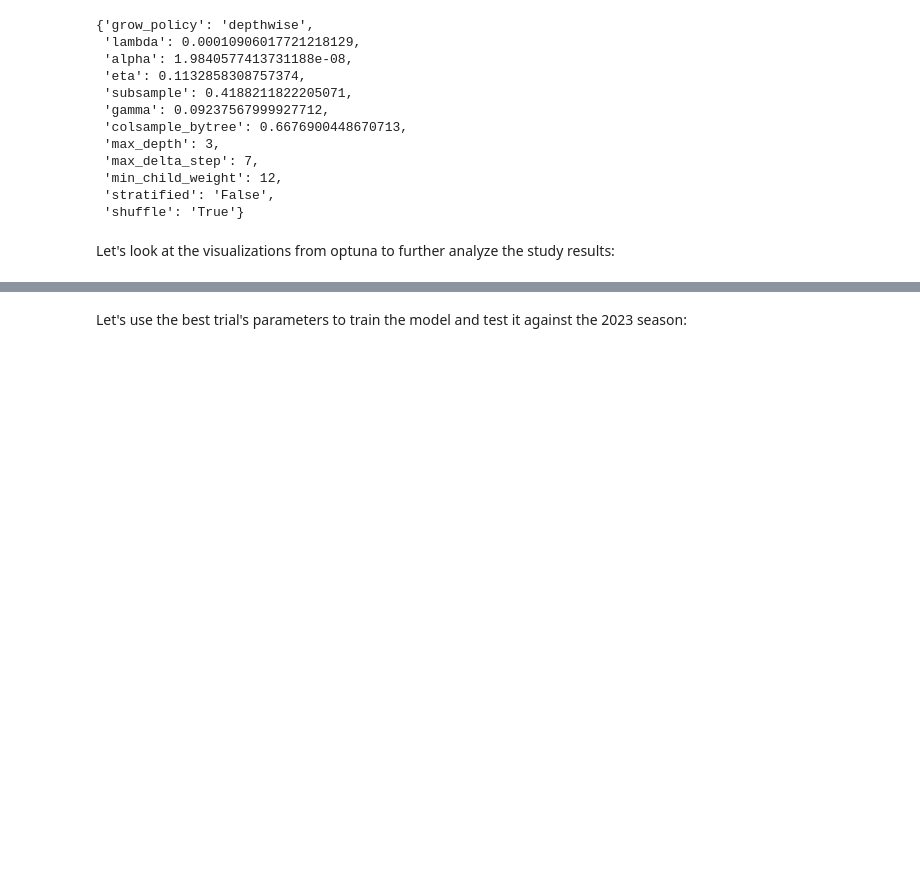
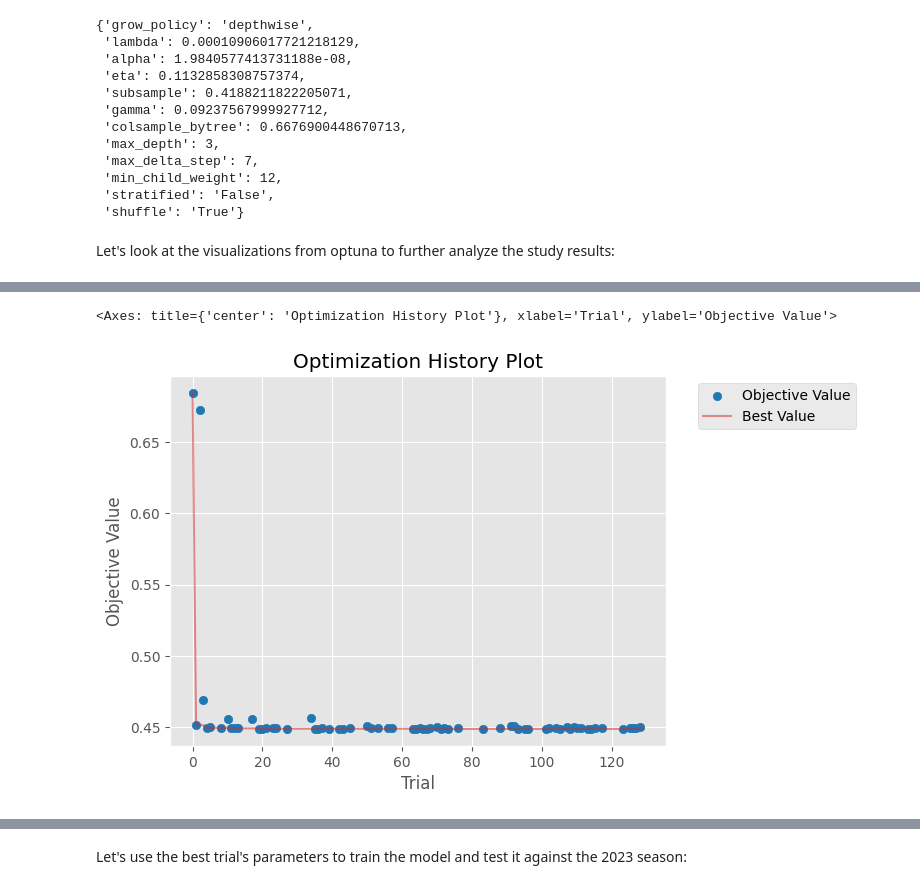
Before and after one commit to jonathanelbailey/nfl-data-models, a Jupyter notebook: notebooks/exploration/eda_nfl_wp_models.ipynb, the cells around one changed output, grey strips where cells are left out. Cells and saved outputs as stored; diff of their text form; code cells hidden in the pictures; blank space fills up the shorter version.

```diff
--- a/notebooks/exploration/eda_nfl_wp_models.ipynb
+++ b/notebooks/exploration/eda_nfl_wp_models.ipynb
@@ -491,5 +491,9 @@ best_params
 # %% [markdown]
 Let's look at the visualizations from optuna to further analyze the study results:
 # %%
-optuna.visualization.plot_optimization_history(study)
+import warnings
+
+warnings.filterwarnings("ignore")
+
+optuna.visualization.matplotlib.plot_optimization_history(study)
 # %% [output]
@@ -497 +500,3 @@ optuna.visualization.plot_optimization_history(study)
+<Axes: title={'center': 'Optimization History Plot'}, xlabel='Trial', ylabel='Objective Value'>
+[figure, added]
 # %%
```
Also changed, not shown: parts of 5 cells of this notebook.
